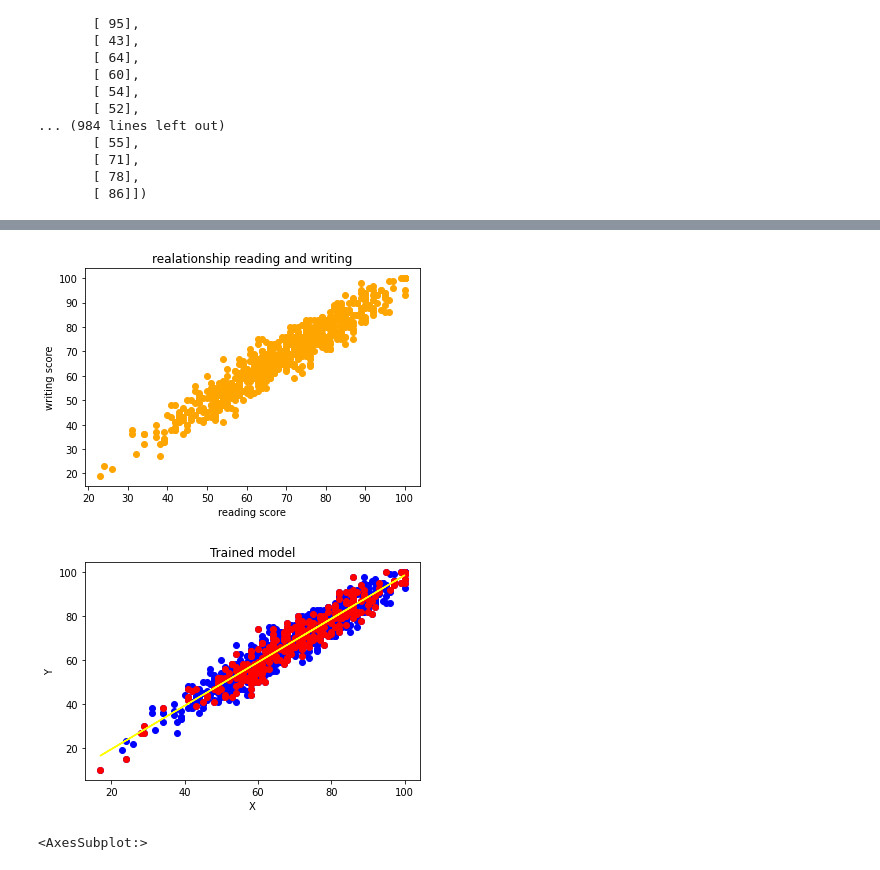
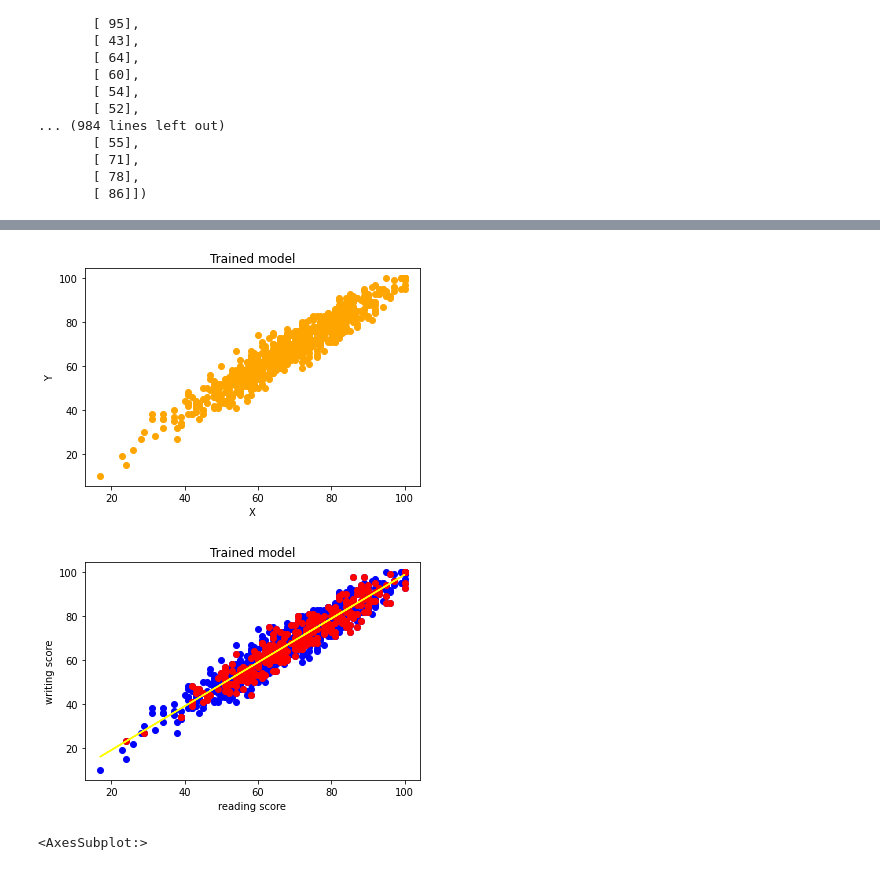
Before and after one commit to Omardyab/Linear-Regressions, a Jupyter notebook: regression.ipynb, the cells around one changed output, grey strips where cells are left out. Drawn from its saved outputs; the diff is of its cells as text; code cells hidden in the pictures.

Commit message:
predicitng exam perfomance in reading and writing updated

```diff
--- a/regression.ipynb
+++ b/regression.ipynb
@@ -156,21 +167,21 @@ score*100
 # %%
 plt.scatter(x_train,y_train,color='orange')
-plt.xlabel('reading score')
-plt.ylabel('writing score')
-plt.title('realationship reading and writing')
+plt.xlabel('X')
+plt.ylabel('Y')
+plt.title('Trained model')
 plt.show()
 # %% [output]
-[figure, old version]
+[figure, new version]
 # %%
 plt.scatter(x,y,color = "blue")
 plt.scatter(x_test,y_test,color='red')
 plt.plot(x,model.predict(x), color = "yellow")
-plt.xlabel("X")
-plt.ylabel("Y")
+plt.xlabel("reading score")
+plt.ylabel("writing score")
 plt.title("Trained model")
 plt.show()
 # %% [output]
-[figure, old version]
+[figure, new version]
 # %%
 sns.regplot(x=x_train, y=y_train, order=2)
 # %% [output]
```
Also changed, not shown: parts of 8 cells of this notebook.
